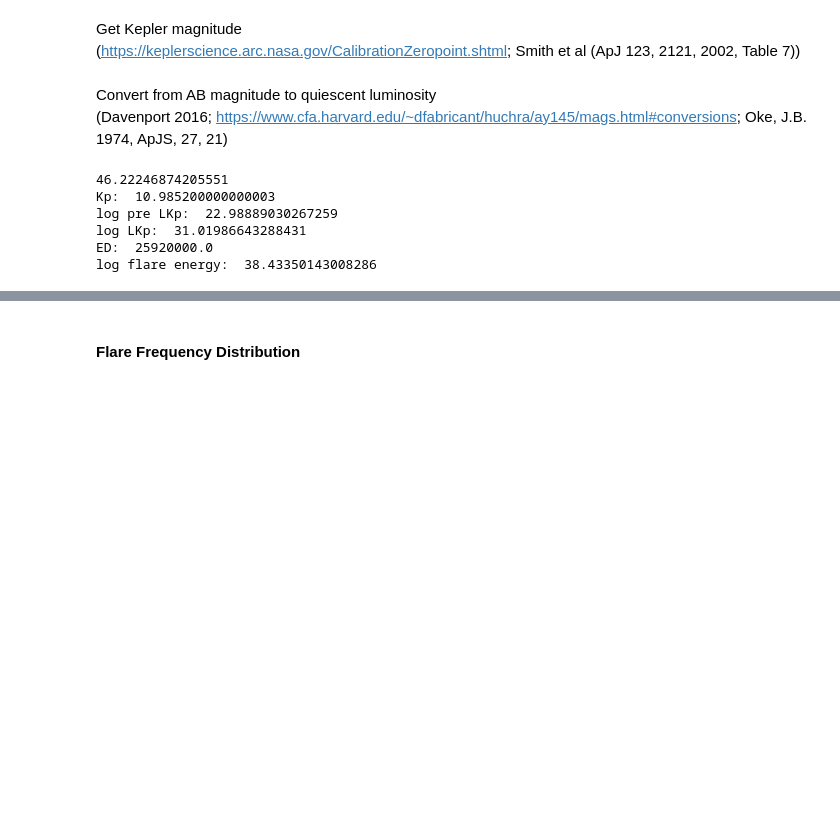
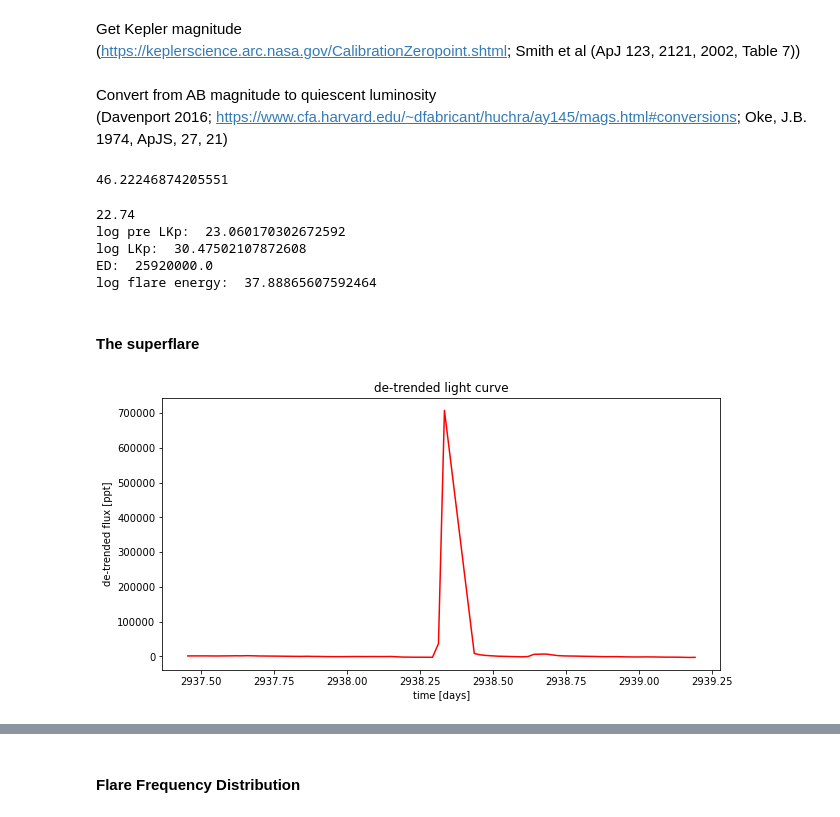
Before and after one commit to exoclam/epic-246301900, a Jupyter notebook: xoflares-epic246301900-pre-flare.ipynb, the cells around one changed output, grey strips where cells are left out. Saved outputs shown, nothing was run; the diff lists cells and outputs as text; code cells hidden in the pictures; blank space fills up the shorter version.

```diff
--- a/xoflares-epic246301900-pre-flare.ipynb
+++ b/xoflares-epic246301900-pre-flare.ipynb
@@ -99,6 +101,7 @@ print(len(lc))
 pre = lc.loc[:1611] # next record is the beginning of the flare, so stop here
 post = lc.loc[1614:2336] # start from after the flare until beginning of the gap in time series data
 postgap = lc.loc[2337:] # start from end of the gap in data until end of time series data
+superflare = lc.loc[1569:1655] # area around the superflare
 
 # calculate reference (average) time
 def calculate_ref_time(lc):
@@ -521,6 +533,10 @@ the Kepler bandpass, as discussed more in §6."
 # %% [markdown]
 Get Kepler magnitude<br> (https://keplerscience.arc.nasa.gov/CalibrationZeropoint.shtml; Smith et al (ApJ 123, 2121, 2002, Table 7)) <br><br>
 Convert from AB magnitude to quiescent luminosity<br> (Davenport 2016; https://www.cfa.harvard.edu/~dfabricant/huchra/ay145/mags.html#conversions; Oke, J.B. 1974, ApJS, 27, 21)
+# %%
+1./(parallax*0.001)
+# %% [output]
+46.22246874205551
 # %%
 # flare energy = L_star * ed
 # ed = area under the curve
@@ -532,6 +548,7 @@ r = 10.864
 i = 10.228
 parallax = 21.6345 # in milliarcsecs (mas)
 distance = 1./(parallax*0.001) # parsecs
+distance = 22.74 # nope, use ExoFOP's value: https://exofop.ipac.caltech.edu/k2/edit_target.php?id=246301900
 print(distance)
 
 def calculate_energy():
@@ -550,7 +567,10 @@ def kepmag_zeropoint_luminosity(g, r):
         kp = 0.2*g + 0.8*r
     else:
         kp = 0.1*g + 0.9*r
-    print("Kp: ", kp)
+    #print("Kp: ", kp)
+
+    # nope, use ExoFOP's value: 10.807, https://exofop.ipac.caltech.edu/k2/edit_target.php?id=246301900
+    kp = 10.807
 
     ### zeropoint, bolometric correction, and magnitude-to-luminosity formula
     # AB mag to f, then multiply by Kepler filter FWHM of 4000 Angstroms
@@ -569,9 +589,29 @@ def kepmag_zeropoint_luminosity(g, r):
 
 print("log flare energy: ", calculate_energy())
 # %% [output]
-46.22246874205551
-Kp:  10.985200000000003
-log pre LKp:  22.98889030267259
-log LKp:  31.01986643288431
+22.74
+log pre LKp:  23.060170302672592
+log LKp:  30.47502107872608
 ED:  25920000.0
-log flare energy:  38.43350143008286
+log flare energy:  37.88865607592464
+# %% [markdown]
+#### The superflare
+# %%
+# get a smoothed version of the light curve
+#smooth = savgol_filter(pre.PDCSAP_FLUX, 13, polyorder=3)
+#resid = pre.PDCSAP_FLUX - smooth
+#mask = resid < 3.5*np.sqrt(np.mean(resid**2))
+
+plt.figure(figsize=(10, 5))
+detrended_superflare = superflare.PDCSAP_FLUX-np.ones(len(superflare))*np.median(superflare.PDCSAP_FLUX)
+plt.plot(superflare.TIME, detrended_superflare, "r")
+#plt.plot(superflare.TIME[mask], superflare.PDCSAP_FLUX[mask], "k")
+#plt.plot(pre.TIME, smooth)
+plt.xlabel("time [days]")
+plt.ylabel("de-trended flux [ppt]")
+plt.title("de-trended light curve")
+#plt.ylim(580000, 680000)
+#plt.xlim(superflare.TIME.min(), superflare.TIME.max())
+plt.show()
+# %% [output]
+[figure, added]
```
Also changed, not shown: parts of 24 cells of this notebook, 2 other files.
